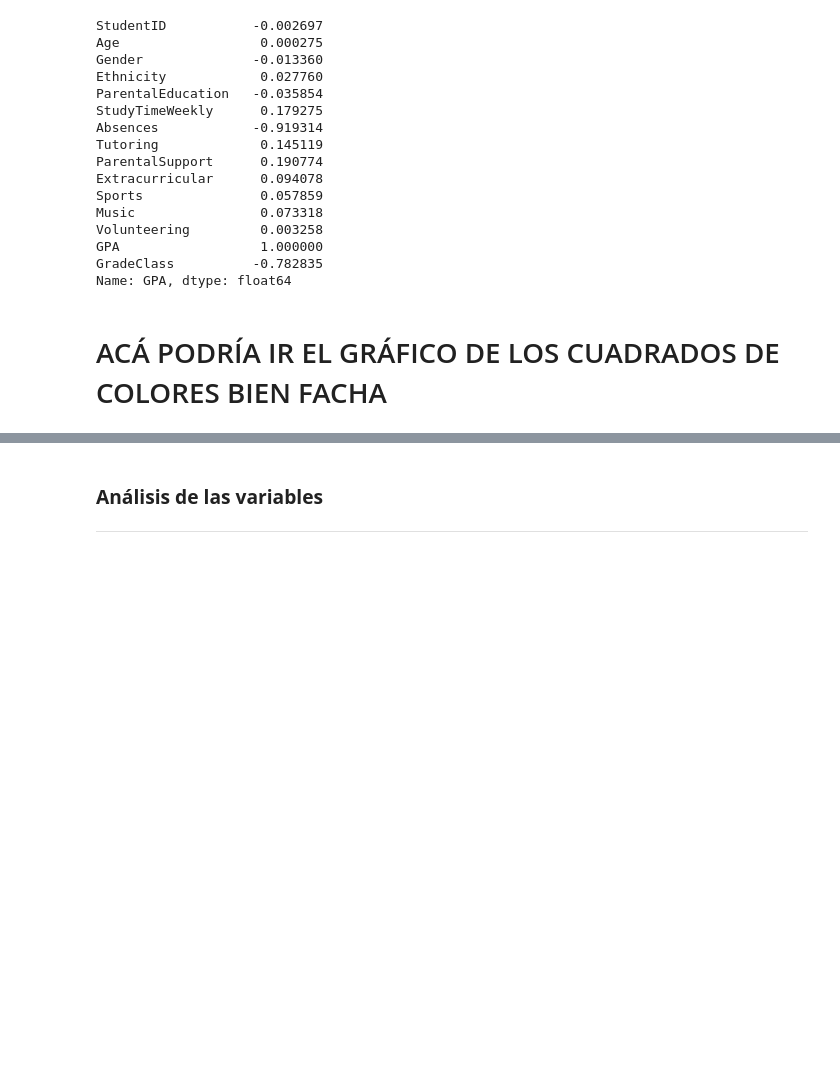
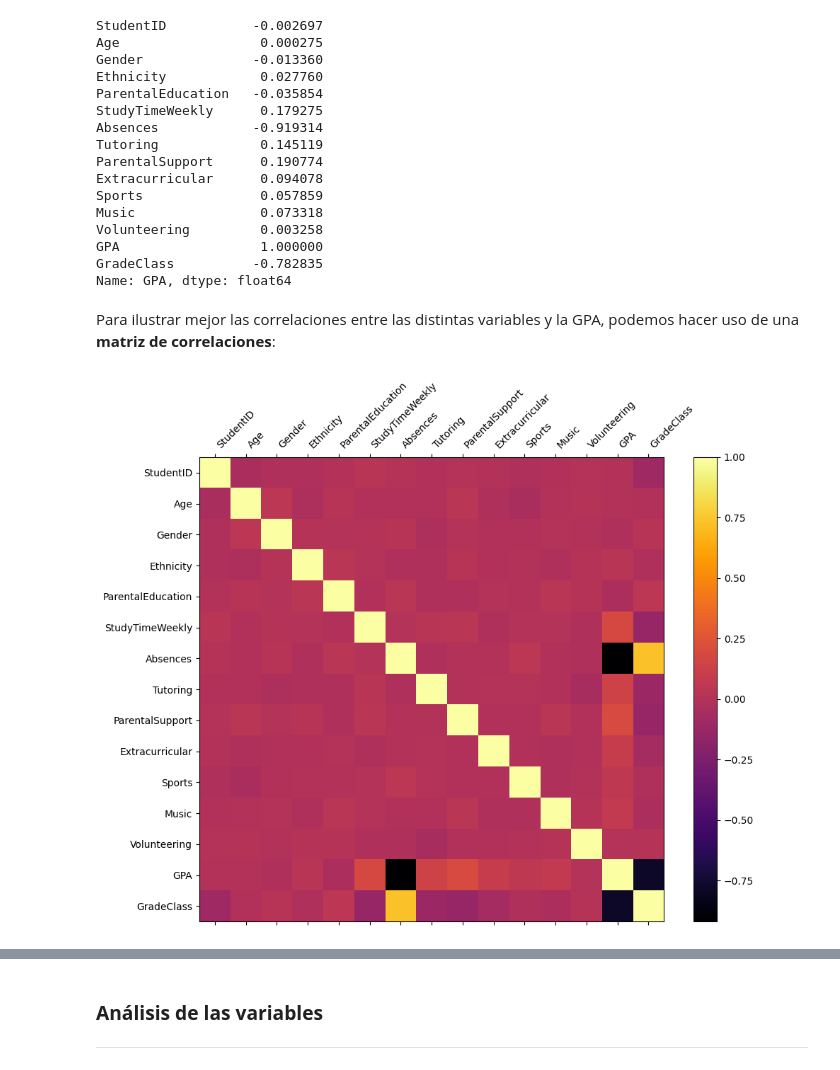
Before and after one commit to Juanalgo1/Alvarez-Maidana, a Jupyter notebook: Alvarez-Maidana.ipynb, the cells around one changed output, grey strips where cells are left out. Drawn from its saved outputs; the diff is of its cells as text; code cells hidden in the pictures; blank space fills up the shorter version.

Commit message:
Gráfico - Matriz de Correlación.
Estaba bien la del profe, pero se agrega una más facha y con una breve explicación.

```diff
--- a/Alvarez-Maidana.ipynb
+++ b/Alvarez-Maidana.ipynb
@@ -81,5 +81,35 @@ Volunteering         0.003258
 GPA                  1.000000
 GradeClass          -0.782835
 Name: GPA, dtype: float64
-# %% [markdown]
-# ACÁ PODRÍA IR EL GRÁFICO DE LOS CUADRADOS DE COLORES BIEN FACHA
+# %% [markdown]
+Para ilustrar mejor las correlaciones entre las distintas variables y la GPA, podemos hacer uso de una **matriz de correlaciones**:
+# %%
+import matplotlib.pyplot as plt
+import numpy as np
+import pandas as pd
+
+# Suponiendo que ya tienes cargado tu dataframe
+dataframe = pd.read_csv("students.csv")
+
+labels = dataframe.columns.to_list()
+
+correlation_matrix = dataframe.corr() # Se calcula la matriz de correlación.
+
+fig, ax = plt.subplots(figsize=(10, 8)) # Acá grafica y de paso ajustamos tamaño.
+
+cax = ax.matshow(correlation_matrix, cmap="inferno")  # Se printea la matriz, cmap es para la paleta de colores. (creo que "inferno" es el que más safa, cmap="Set1" es cursed)
+
+fig.colorbar(cax) # Esta es la barra de colores lateral, ayuda a guiarse.
+
+# Nombres
+ax.set_xticks(np.arange(len(labels)))
+ax.set_yticks(np.arange(len(labels)))
+
+# Etiquetas
+ax.set_xticklabels(labels, rotation=45, ha='left')  # Rotamos las etiquetas en el eje X para mejor legibilidad
+ax.set_yticklabels(labels)
+
+plt.tight_layout()
+plt.show()
+# %% [output]
+[figure, added]
```
Also changed, not shown: parts of 1 cell of this notebook.
